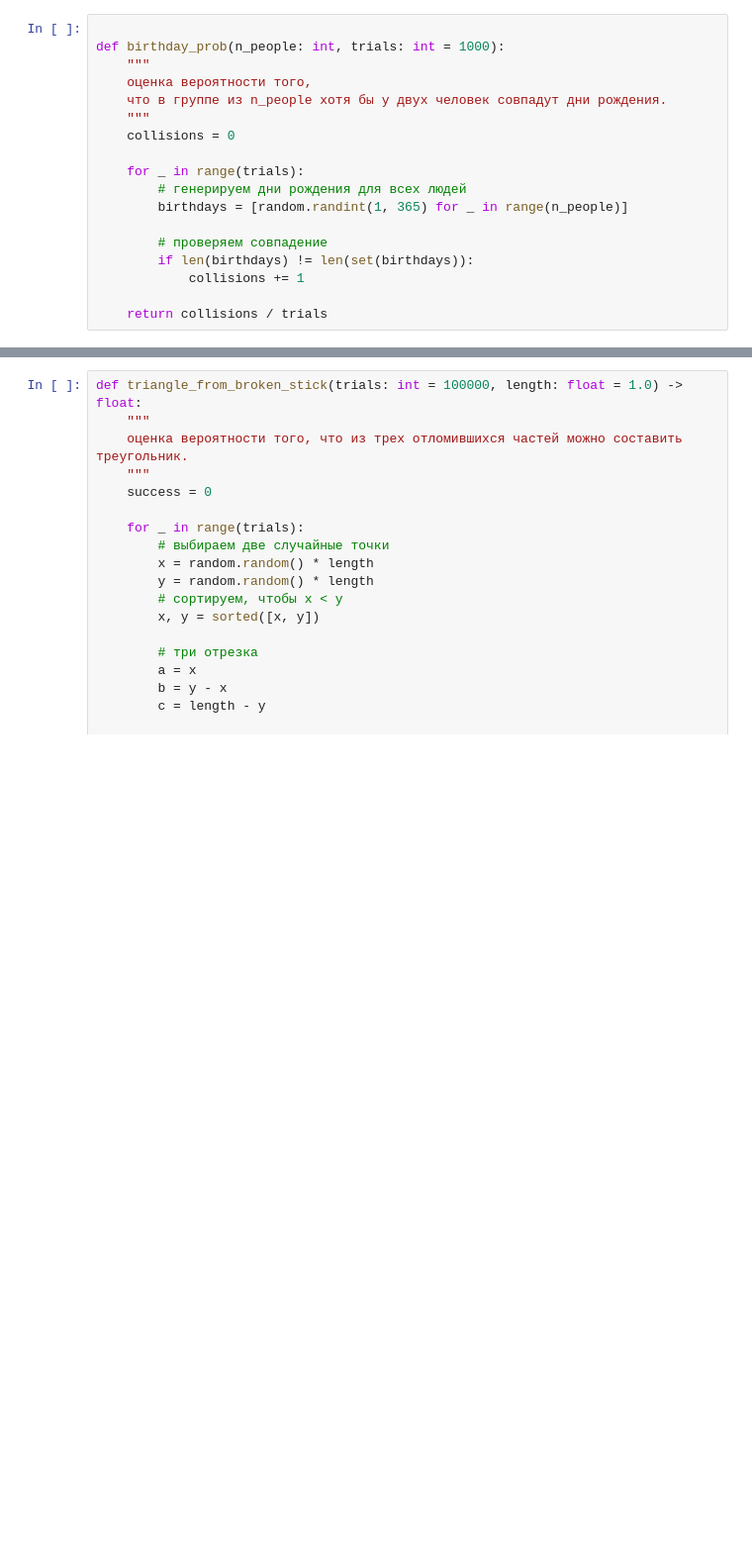
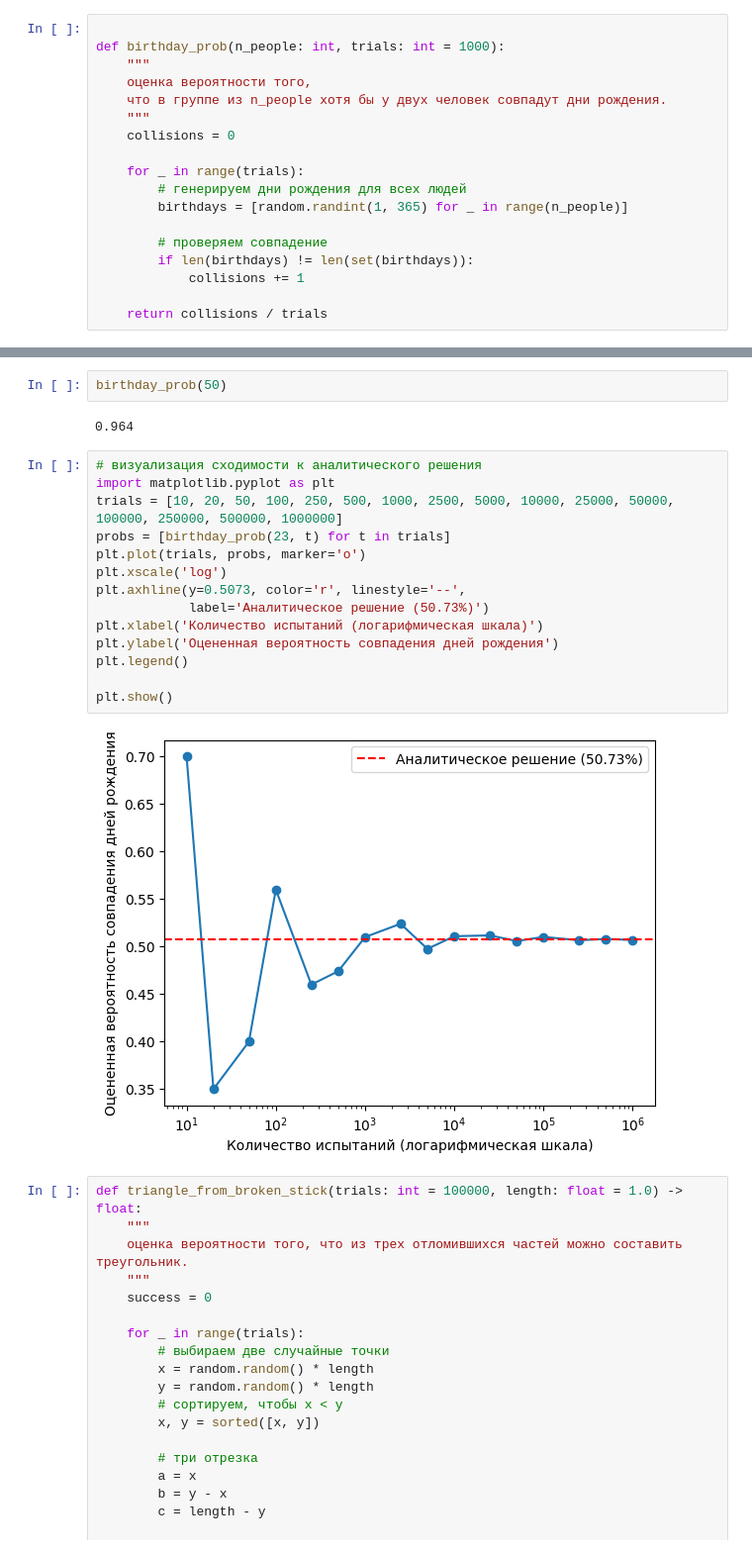
Before and after one commit to theneverwhere/data_analysis_course, a Jupyter notebook: Метод Монте-Карло/montecarlo_practice.ipynb, the cells around one changed output, grey strips where cells are left out. Shown at 99% size. Cells and saved outputs as stored; diff of their text form; blank space fills up the shorter version.

```diff
--- a/Метод Монте-Карло/montecarlo_practice.ipynb
+++ b/Метод Монте-Карло/montecarlo_practice.ipynb
@@ -68,3 +82,23 @@ birthday_prob(30)
+# %%
+birthday_prob(50)
+# %% [output]
+0.964
+# %%
+# визуализация сходимости к аналитического решения
+import matplotlib.pyplot as plt
+trials = [10, 20, 50, 100, 250, 500, 1000, 2500, 5000, 10000, 25000, 50000, 100000, 250000, 500000, 1000000]
+probs = [birthday_prob(23, t) for t in trials]
+plt.plot(trials, probs, marker='o')
+plt.xscale('log')
+plt.axhline(y=0.5073, color='r', linestyle='--',
+            label='Аналитическое решение (50.73%)')
+plt.xlabel('Количество испытаний (логарифмическая шкала)')
+plt.ylabel('Оцененная вероятность совпадения дней рождения')
+plt.legend()
+
+plt.show()
+# %% [output]
+[figure, added]
 # %%
 def triangle_from_broken_stick(trials: int = 100000, length: float = 1.0) -> float:
     """
```
Also changed, not shown: parts of 12 cells of this notebook.
